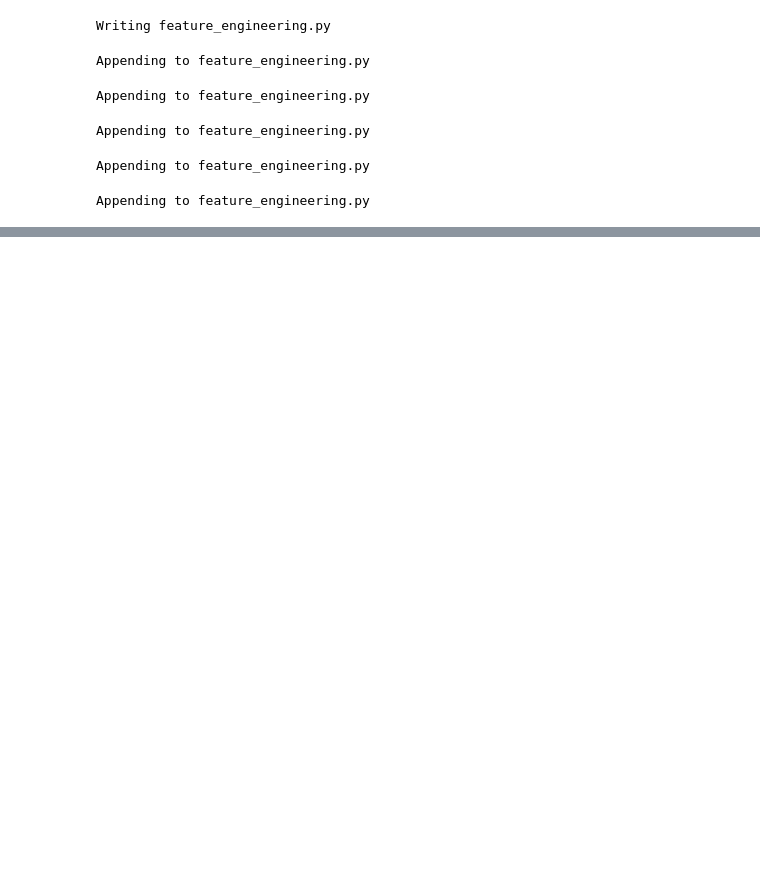
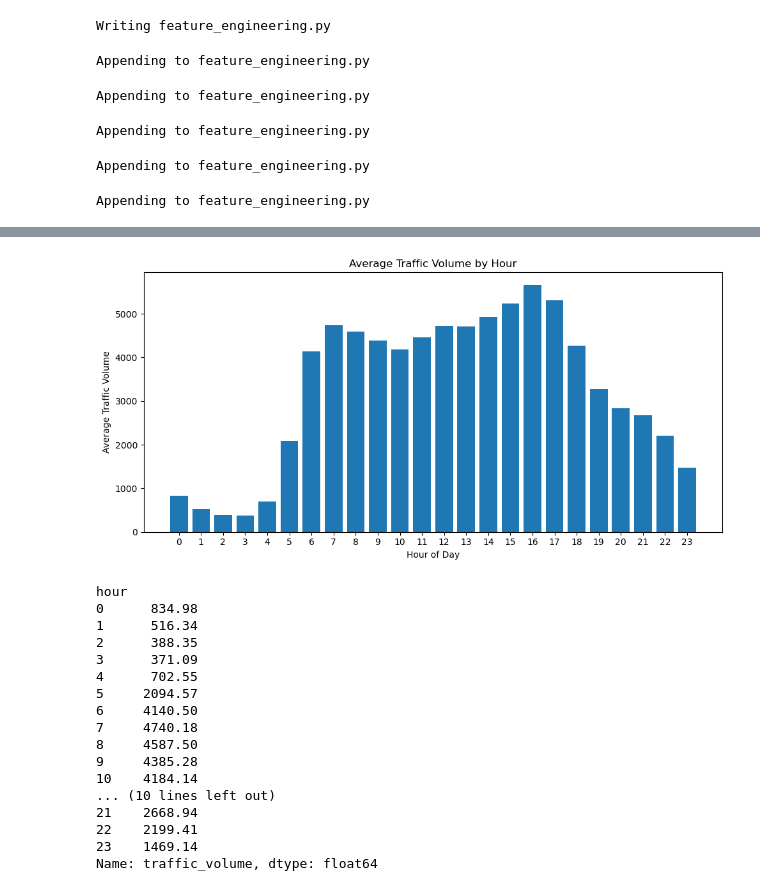
Before and after one commit to sskomal91/smart-city-traffic-capstone, a Jupyter notebook: capstone_part2/traffic_pipeline_development.ipynb, the cells around one changed output, grey strips where cells are left out. Cells and saved outputs as stored; diff of their text form; code cells hidden in the pictures; blank space fills up the shorter version.

Commit message:
Task 3 traffic visualisations

```diff
--- a/capstone_part2/traffic_pipeline_development.ipynb
+++ b/capstone_part2/traffic_pipeline_development.ipynb
@@ -1712,0 +1750,39 @@ Appending to feature_engineering.py
+# %%
+#Load the saved feature data for visualisation.
+plot_data = pd.read_csv(
+    "data/traffic_features.csv",
+    keep_default_na=False,
+    parse_dates=["date_time"]
+)
+
+# Calculate averge recorded traffic volume for each hour.
+hourly_traffic = (
+    plot_data.groupby("hour")["traffic_volume"]
+    .mean()
+    .reindex(range(24))
+)
+
+# Create the hourly traffic chart.
+chart, ax = plt.subplots(figsize=(10, 5))
+
+ax.bar(hourly_traffic.index, hourly_traffic.values)
+ax.set_title("Average Traffic Volume by Hour")
+ax.set_xlabel("Hour of Day")
+ax.set_ylabel("Average Traffic Volume")
+ax.set_xticks(range(24))
+
+chart.tight_layout()
+
+# Save the chart and log its path.
+chart_path = Path("charts/traffic_by_hour.png")
+chart_path.parent.mkdir(parents=True, exist_ok=True)
+chart.savefig(chart_path, dpi=150)
+
+logger.info("Chart saved to %s.", chart_path.as_posix())
+
+plt.show()
+plt.close(chart)
+
+
+display(hourly_traffic.round(2))
+# %% [output]
@@ -1712,0 +1790,18 @@ Appending to feature_engineering.py
+[figure, added]
+hour
+0      834.98
+1      516.34
+2      388.35
+3      371.09
+4      702.55
+5     2094.57
+6     4140.50
+7     4740.18
+8     4587.50
+9     4385.28
+10    4184.14
+... (10 lines left out)
+21    2668.94
+22    2199.41
+23    1469.14
+Name: traffic_volume, dtype: float64
```
Also changed, not shown: parts of 12 cells of this notebook, 6 other files.
